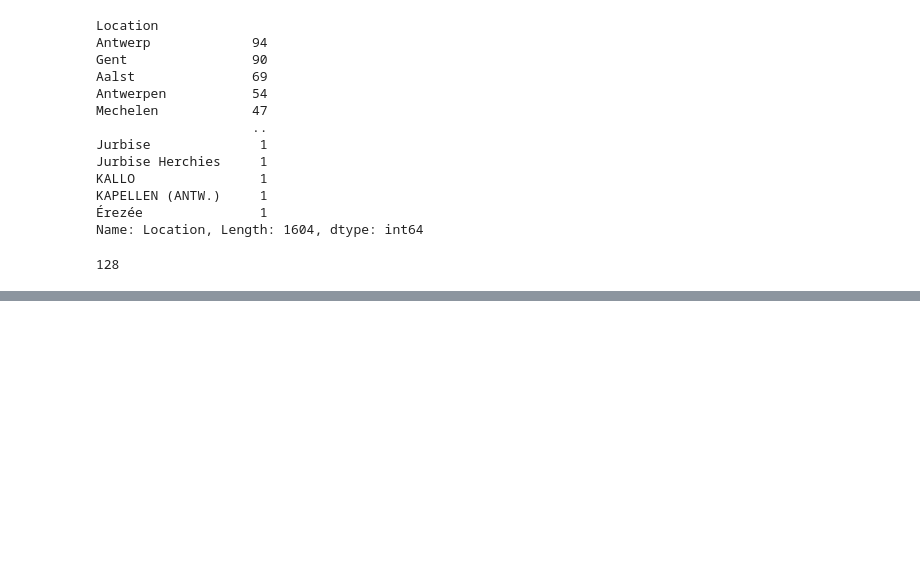
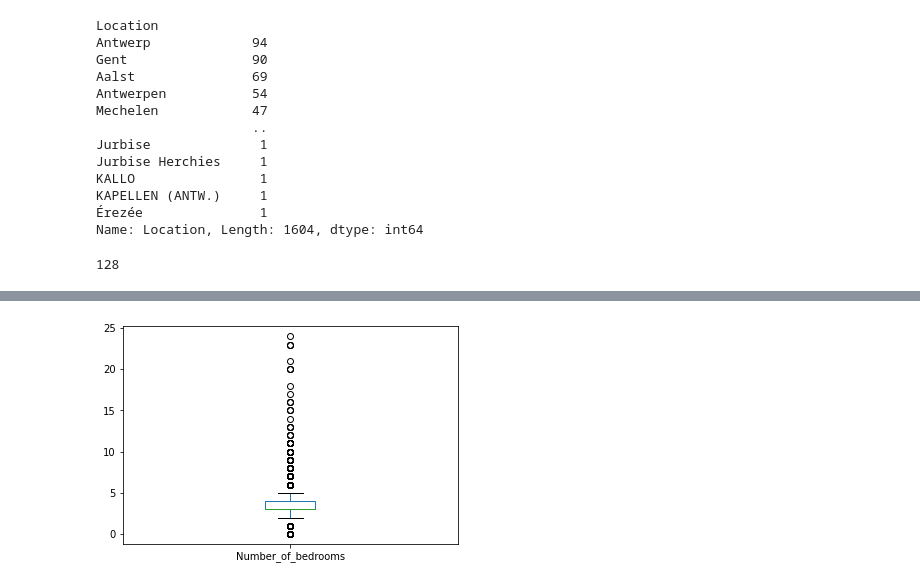
Before and after one commit to IrinaSing/challenge-machine-learning-api-deployment, a Jupyter notebook: data/dataframe.ipynb, the cells around one changed output, grey strips where cells are left out. Drawn from its saved outputs; the diff is of its cells as text; code cells hidden in the pictures; blank space fills up the shorter version.

```diff
--- a/data/dataframe.ipynb
+++ b/data/dataframe.ipynb
@@ -407,0 +433,4 @@ len(df1.Location.unique())
+# %%
+plot_boxplot(df1, "Number_of_bedrooms")
+# %% [output]
+[figure, added]
```
Also changed, not shown: parts of 23 cells of this notebook.
